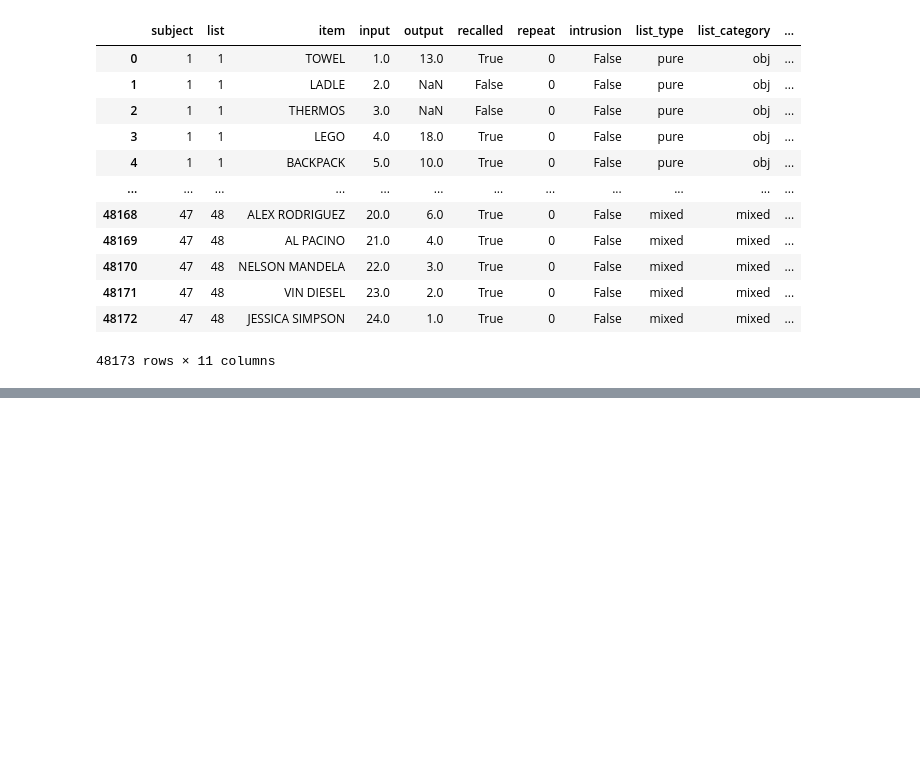
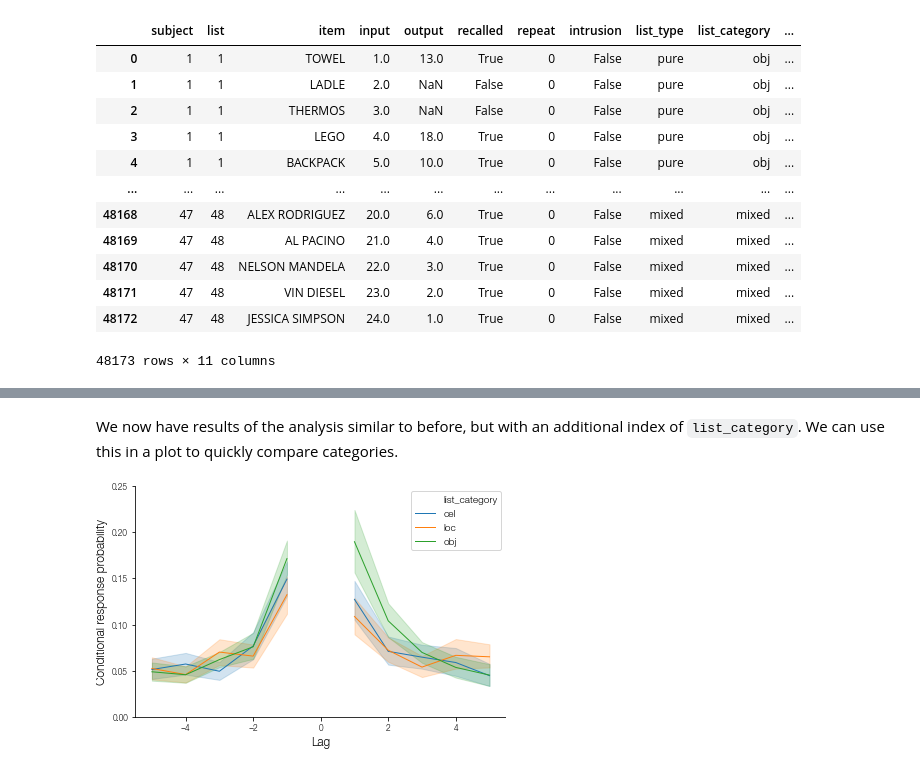
Before and after one commit to mortonne/psifr, a Jupyter notebook: jupyter/demo_clustering.ipynb, the cells around one changed output, grey strips where cells are left out. Saved outputs shown, nothing was run; the diff lists cells and outputs as text; code cells hidden in the pictures; blank space fills up the shorter version.

Commit message:
draft of full demo of lag crp analysis

```diff
--- a/jupyter/demo_clustering.ipynb
+++ b/jupyter/demo_clustering.ipynb
@@ -99,0 +94,3 @@ sns.lineplot(x='lag', y='prob',
+# %%
+pure_crp_cat = pure.groupby(['list_category']).apply(fr.lag_crp)
+pure_crp_cat
@@ -99,0 +112,12 @@ sns.lineplot(x='lag', y='prob',
+# %% [markdown]
+We now have results of the analysis similar to before, but with an additional index of `list_category`. We can use this in a plot to quickly compare categories.
+# %%
+g = sns.lineplot(x='lag', y='prob', hue='list_category',
+                 data=pure_crp_cat.query('-5 <= lag < 0').reset_index())
+g = sns.lineplot(x='lag', y='prob', hue='list_category', legend=False,
+                 data=pure_crp_cat.query('5 >= lag > 0').reset_index())
+g.set_xlabel('Lag');
+g.set_ylabel('Conditional response probability');
+g.set_ylim(0, .25);
+# %% [output]
+[figure, added]
```
Also changed, not shown: parts of 27 cells of this notebook.
